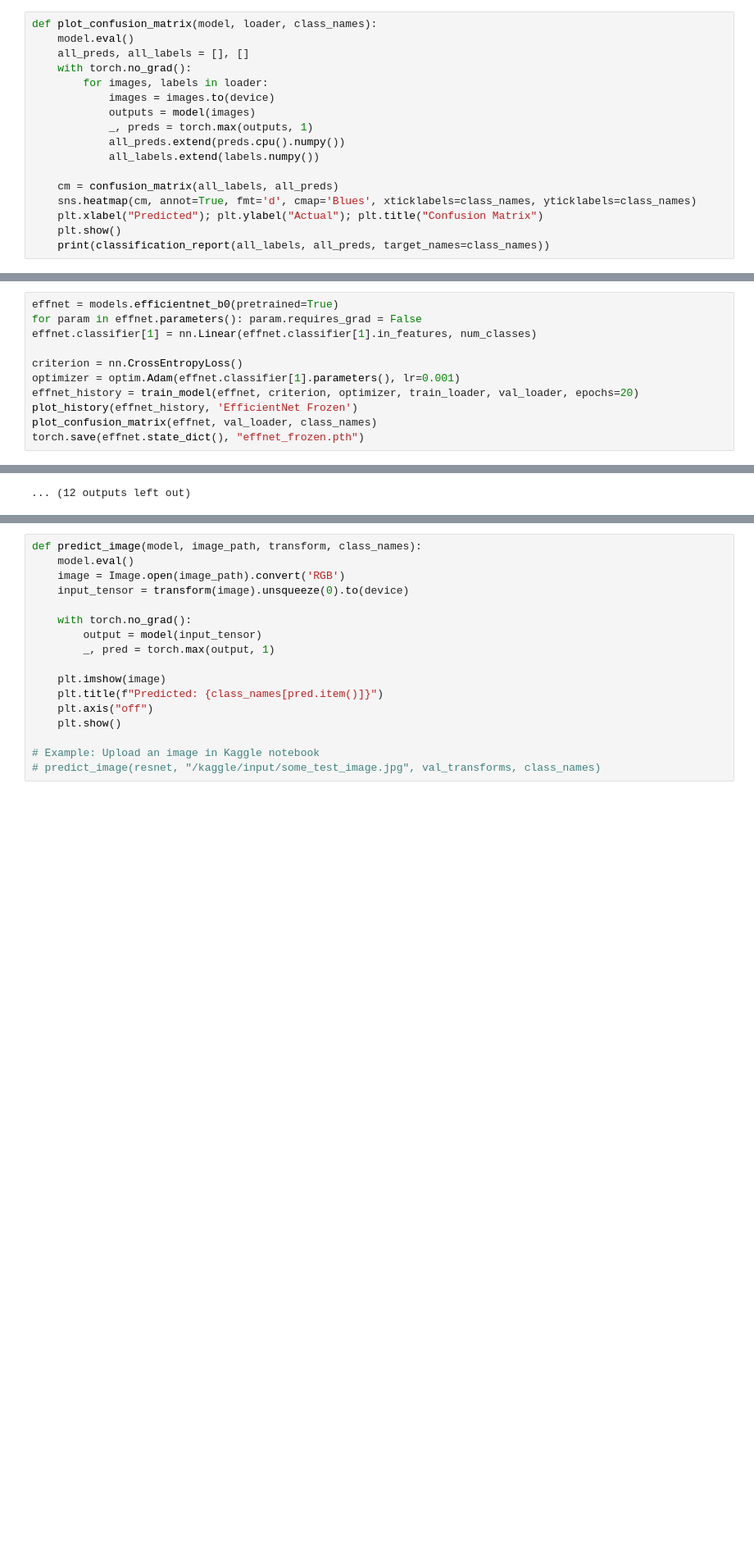
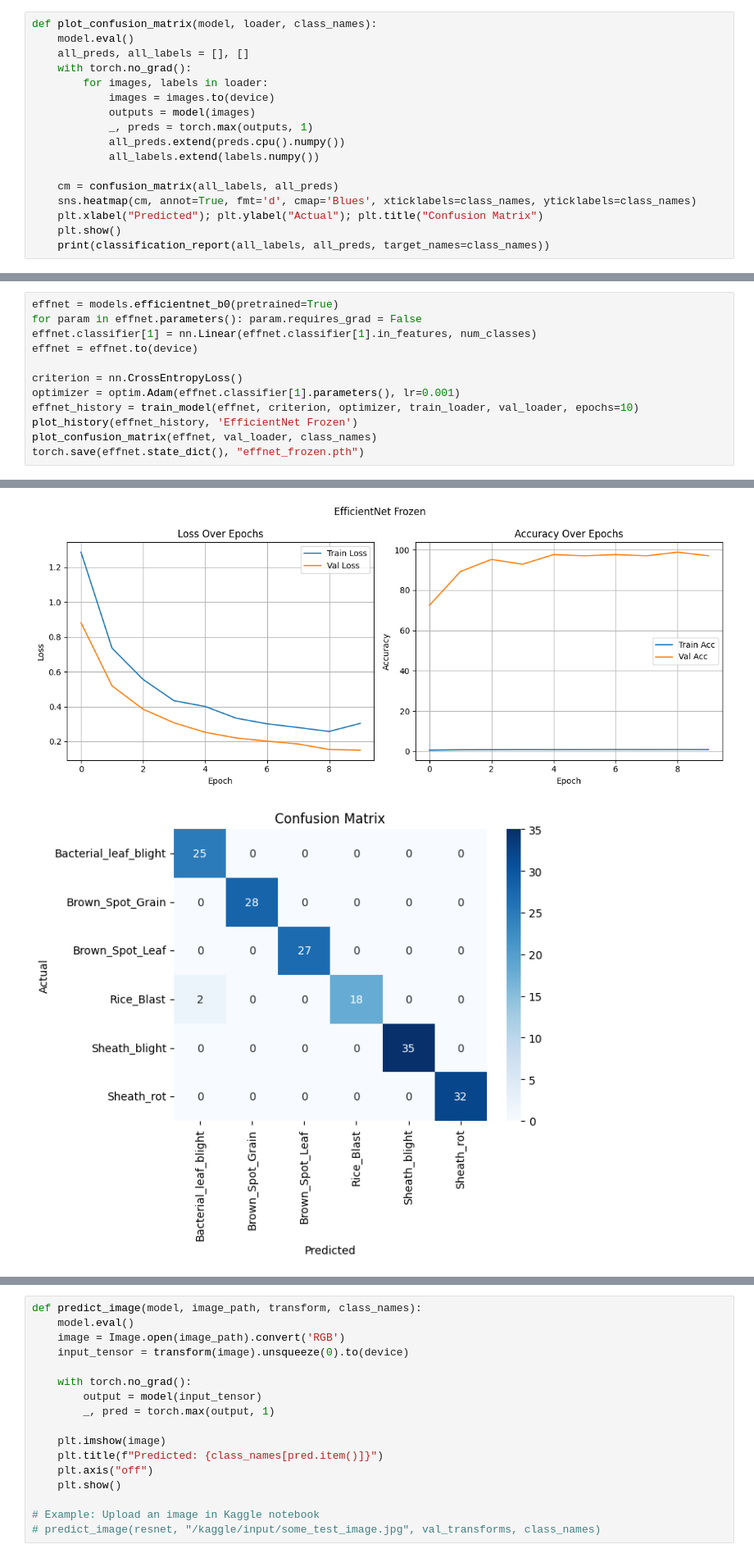
Before and after one commit to dev-kawser/FYDP-I, a Jupyter notebook: riceresq.ipynb, the cells around one changed output, grey strips where cells are left out. Shown at 82% size. Saved outputs shown, nothing was run; the diff lists cells and outputs as text; blank space fills up the shorter version.

```diff
--- a/riceresq.ipynb
+++ b/riceresq.ipynb
@@ -191,10 +306,11 @@ Epoch 12/20, Loss: 0.8445, Val Acc: 100.00%
 effnet = models.efficientnet_b0(pretrained=True)
 for param in effnet.parameters(): param.requires_grad = False
 effnet.classifier[1] = nn.Linear(effnet.classifier[1].in_features, num_classes)
+effnet = effnet.to(device)
 
 criterion = nn.CrossEntropyLoss()
 optimizer = optim.Adam(effnet.classifier[1].parameters(), lr=0.001)
-effnet_history = train_model(effnet, criterion, optimizer, train_loader, val_loader, epochs=20)
+effnet_history = train_model(effnet, criterion, optimizer, train_loader, val_loader, epochs=10)
 plot_history(effnet_history, 'EfficientNet Frozen')
 plot_confusion_matrix(effnet, val_loader, class_names)
 torch.save(effnet.state_dict(), "effnet_frozen.pth")
@@ -212,0 +329,2 @@ Epoch 10/20, Loss: 5.5336, Val Acc: 97.01%
+[figure, added]
+[figure, added]
@@ -214 +342,0 @@ Epoch 11/20, Loss: 4.8791, Val Acc: 97.01%
-... (12 outputs left out)
```
Also changed, not shown: parts of 29 cells of this notebook.
